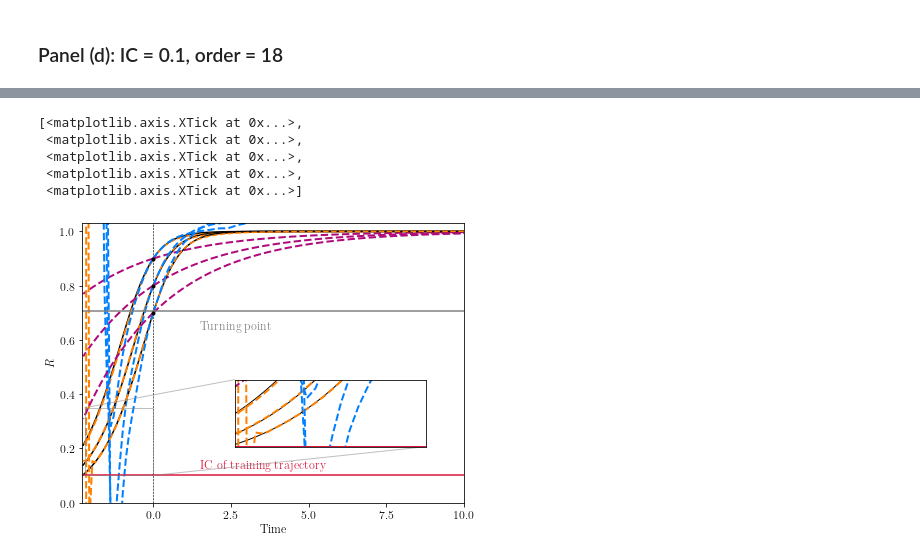
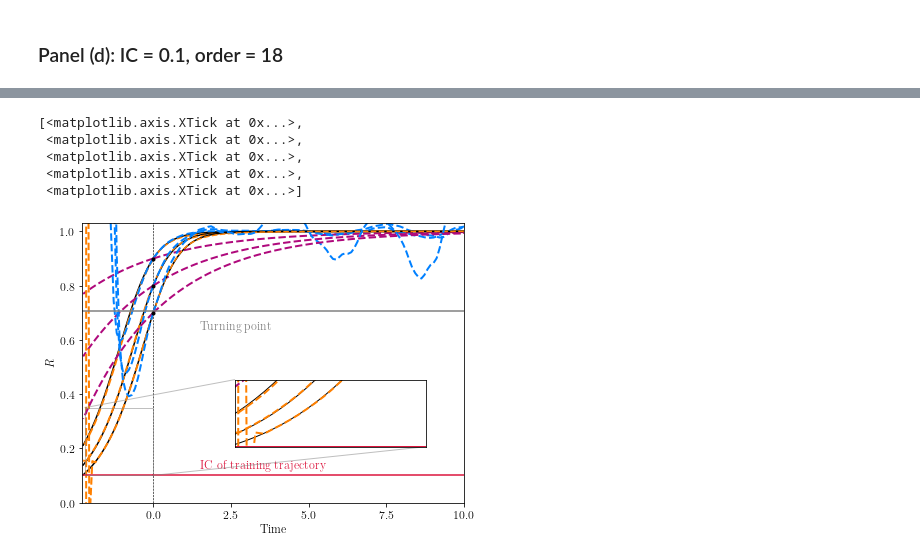
Before and after one commit to haller-group/DataDrivenLinearization, a Jupyter notebook: examples/Example_1_1Dimensional_system.ipynb, the cells around one changed output, grey strips where cells are left out. Drawn from its saved outputs; the diff is of its cells as text; code cells hidden in the pictures.

```diff
--- a/examples/Example_1_1Dimensional_system.ipynb
+++ b/examples/Example_1_1Dimensional_system.ipynb
@@ -156,8 +163,8 @@ for ic in ics:
 
     ax.plot(teval2,  1+sol_forward.y[0,:],  '-', linewidth = 1.5, c= 'black')
 
-    invtransformed_backward = d.inverse_transform(backwardsol.y.reshape(1,-1)).T
-    invtransformed_forward = d.inverse_transform(forwardsol.y.reshape(1,-1)).T
+    invtransformed_backward = d.inverse_transform(backwardsol.y.reshape(1,-1))
+    invtransformed_forward = d.inverse_transform(forwardsol.y.reshape(1,-1))
     if label:
         ax.plot(teval_backward, 1+invtransformed_backward[0,:], '--', linewidth = 2,c=colors[1], label = 'DDL')
     else:
@@ -240,8 +247,8 @@ for ic in ics:
 
     axins.plot(teval2,  1+sol_forward.y[0,:],  '-', linewidth = 1, c= 'black')
 
-    invtransformed_backward = d.inverse_transform(backwardsol.y.reshape(1,-1)).T
-    invtransformed_forward = d.inverse_transform(forwardsol.y.reshape(1,-1)).T
+    invtransformed_backward = d.inverse_transform(backwardsol.y.reshape(1,-1))
+    invtransformed_forward = d.inverse_transform(forwardsol.y.reshape(1,-1))
 
     axins.plot(teval_backward, 1+invtransformed_backward[0,:], '--', linewidth = 2, c=colors[1], label = 'DDL')
     axins.plot(teval2, 1+invtransformed_forward[0,:], '--',  linewidth = 2, c=colors[1])
@@ -361,8 +368,8 @@ for ic in ics:
 
     ax.plot(teval2,  1+sol_forward.y[0,:],  '-', linewidth = 1.5, c= 'black')
 
-    invtransformed_backward = d.inverse_transform(backwardsol.y.reshape(1,-1)).T
-    invtransformed_forward = d.inverse_transform(forwardsol.y.reshape(1,-1)).T
+    invtransformed_backward = d.inverse_transform(backwardsol.y.reshape(1,-1))
+    invtransformed_forward = d.inverse_transform(forwardsol.y.reshape(1,-1))
     if label:
         ax.plot(teval_backward, 1+invtransformed_backward[0,:], '--', linewidth = 2,c=colors[1], label = 'DDL')
     else:
@@ -445,8 +452,8 @@ for ic in ics:
 
     axins.plot(teval2,  1+sol_forward.y[0,:],  '-', linewidth = 1, c= 'black')
 
-    invtransformed_backward = d.inverse_transform(backwardsol.y.reshape(1,-1)).T
-    invtransformed_forward = d.inverse_transform(forwardsol.y.reshape(1,-1)).T
+    invtransformed_backward = d.inverse_transform(backwardsol.y.reshape(1,-1))
+    invtransformed_forward = d.inverse_transform(forwardsol.y.reshape(1,-1))
 
     axins.plot(teval_backward, 1+invtransformed_backward[0,:], '--', linewidth = 2, c=colors[1], label = 'DDL')
     axins.plot(teval2, 1+invtransformed_forward[0,:], '--',  linewidth = 2, c=colors[1])
@@ -564,8 +571,8 @@ for ic in ics:
 
     ax.plot(teval2,  1+sol_forward.y[0,:],  '-', linewidth = 1.5, c= 'black')
 
-    invtransformed_backward = d.inverse_transform(backwardsol.y.reshape(1,-1)).T
-    invtransformed_forward = d.inverse_transform(forwardsol.y.reshape(1,-1)).T
+    invtransformed_backward = d.inverse_transform(backwardsol.y.reshape(1,-1))
+    invtransformed_forward = d.inverse_transform(forwardsol.y.reshape(1,-1))
     if label:
         ax.plot(teval_backward, 1+invtransformed_backward[0,:], '--', linewidth = 2,c=colors[1], label = 'DDL')
     else:
@@ -648,8 +655,8 @@ for ic in ics:
 
     axins.plot(teval2,  1+sol_forward.y[0,:],  '-', linewidth = 1, c= 'black')
 
-    invtransformed_backward = d.inverse_transform(backwardsol.y.reshape(1,-1)).T
-    invtransformed_forward = d.inverse_transform(forwardsol.y.reshape(1,-1)).T
+    invtransformed_backward = d.inverse_transform(backwardsol.y.reshape(1,-1))
+    invtransformed_forward = d.inverse_transform(forwardsol.y.reshape(1,-1))|
 
     axins.plot(teval_backward, 1+invtransformed_backward[0,:], '--', linewidth = 2, c=colors[1], label = 'DDL')
     axins.plot(teval2, 1+invtransformed_forward[0,:], '--',  linewidth = 2, c=colors[1])
@@ -784,8 +791,8 @@ for ic in ics:
 
     ax.plot(teval2,  1+sol_forward.y[0,:],  '-', linewidth = 1.5, c= 'black')
 
-    invtransformed_backward = d.inverse_transform(backwardsol.y.reshape(1,-1)).T
-    invtransformed_forward = d.inverse_transform(forwardsol.y.reshape(1,-1)).T
+    invtransformed_backward = d.inverse_transform(backwardsol.y.reshape(1,-1))
+    invtransformed_forward = d.inverse_transform(forwardsol.y.reshape(1,-1))
     if label:
         ax.plot(teval_backward, 1+invtransformed_backward[0,:], '--', linewidth = 2,c=colors[1], label = 'DDL')
     else:
@@ -868,8 +875,8 @@ for ic in ics:
 
     axins.plot(teval2,  1+sol_forward.y[0,:],  '-', linewidth = 1, c= 'black')
 
-    invtransformed_backward = d.inverse_transform(backwardsol.y.reshape(1,-1)).T
-    invtransformed_forward = d.inverse_transform(forwardsol.y.reshape(1,-1)).T
+    invtransformed_backward = d.inverse_transform(backwardsol.y.reshape(1,-1))
+    invtransformed_forward = d.inverse_transform(forwardsol.y.reshape(1,-1))
 
     axins.plot(teval_backward, 1+invtransformed_backward[0,:], '--', linewidth = 2, c=colors[1], label = 'DDL')
     axins.plot(teval2, 1+invtransformed_forward[0,:], '--',  linewidth = 2, c=colors[1])
@@ -886,31 +893,31 @@ for ic in ics:
     predicted_dmd_forward = np.array(iterate(sol_forward.y[0,0].reshape(-1,1),
                                               Dmd.coef_,
                                               teval2.shape[0]-1))
 
     axins.plot(teval2, 1+predicted_edmd_forward[:,0], '--',  linewidth = 2, c=colors[0], label = 'EDMD')
     axins.plot(teval2, 1+predicted_dmd_forward[:,0], '--',  linewidth = 2, c=colors[2], label = 'DMD')
     axins.plot(teval_backward, 1+predicted_dmd_backward[:,0], '--', linewidth = 2,  c=colors[2])
 
     axins.plot(teval_backward, 1+predicted_edmd_backward[:,0], '--', linewidth = 2,  c=colors[0])
     axins.plot(0, 1+sol_forward.y[0,0],'.', c='black', markersize = 6)
 
 axins.plot(teval_backward, teval_backward*0 + training_ic, '-', linewidth = 2, c='crimson')
 
 #axins.set_ylim(0.89, 1.001)
 #axins.set_xlim(0.1, 1.5)
 axins.set_ylim(0.1, 0.35)
 axins.set_xlim(-2.2, -0.01)
 
 
 axins.set_xticks([])
 axins.set_yticks([])
 ax.indicate_inset_zoom(axins)
 ax.set_xticks([0., 2.5, 5., 7.5, 10.])
 #plt.savefig('../figures_paper/fig_1dim_ddl_%s_%s.pdf' %(order_ddl, training_ic), bbox_inches='tight')
 # %% [output]
 [<matplotlib.axis.XTick at 0x...>,
  <matplotlib.axis.XTick at 0x...>,
  <matplotlib.axis.XTick at 0x...>,
  <matplotlib.axis.XTick at 0x...>,
  <matplotlib.axis.XTick at 0x...>]
-[figure, old version]
+[figure, new version]
```
Also changed, not shown: parts of 4 cells of this notebook, 3 other files.
